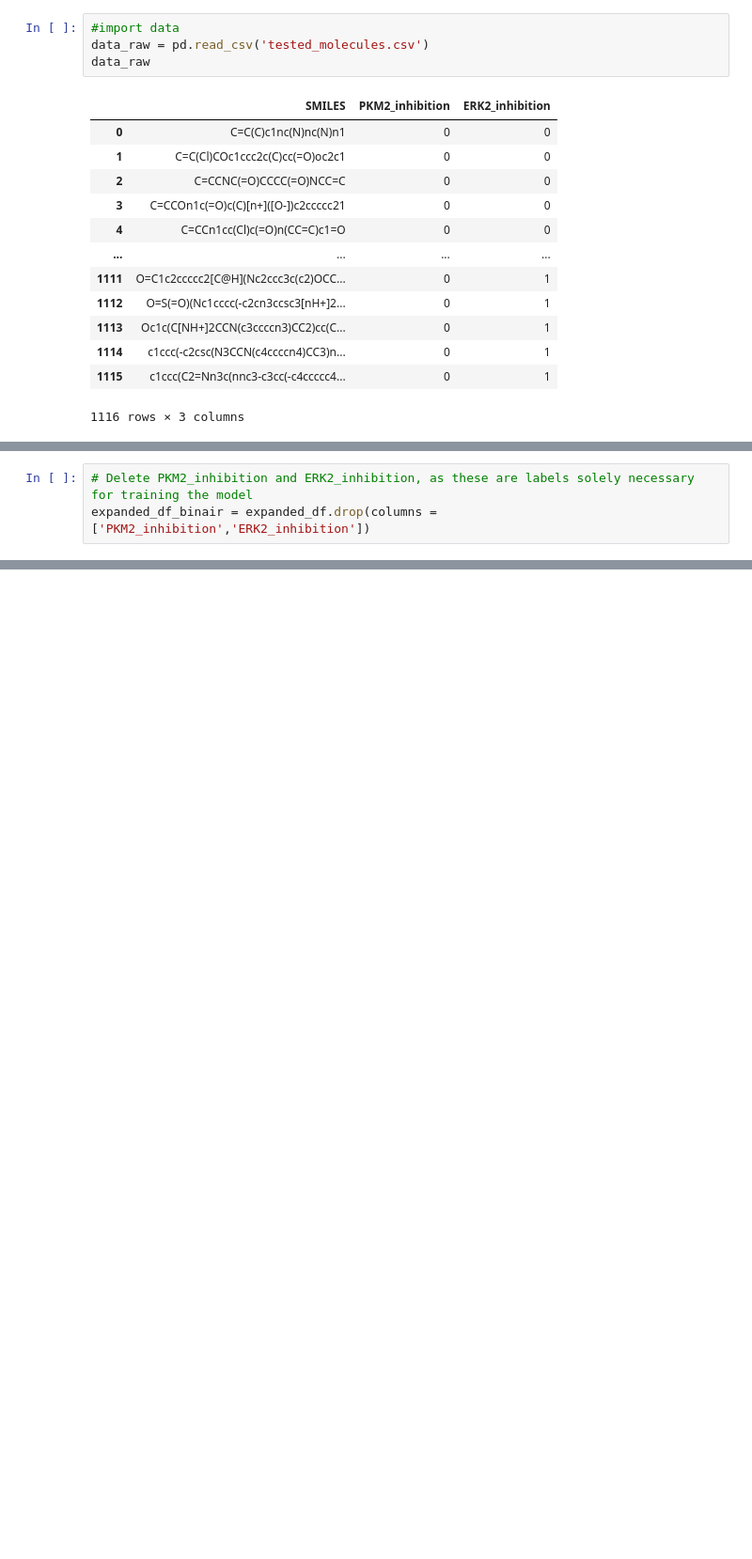
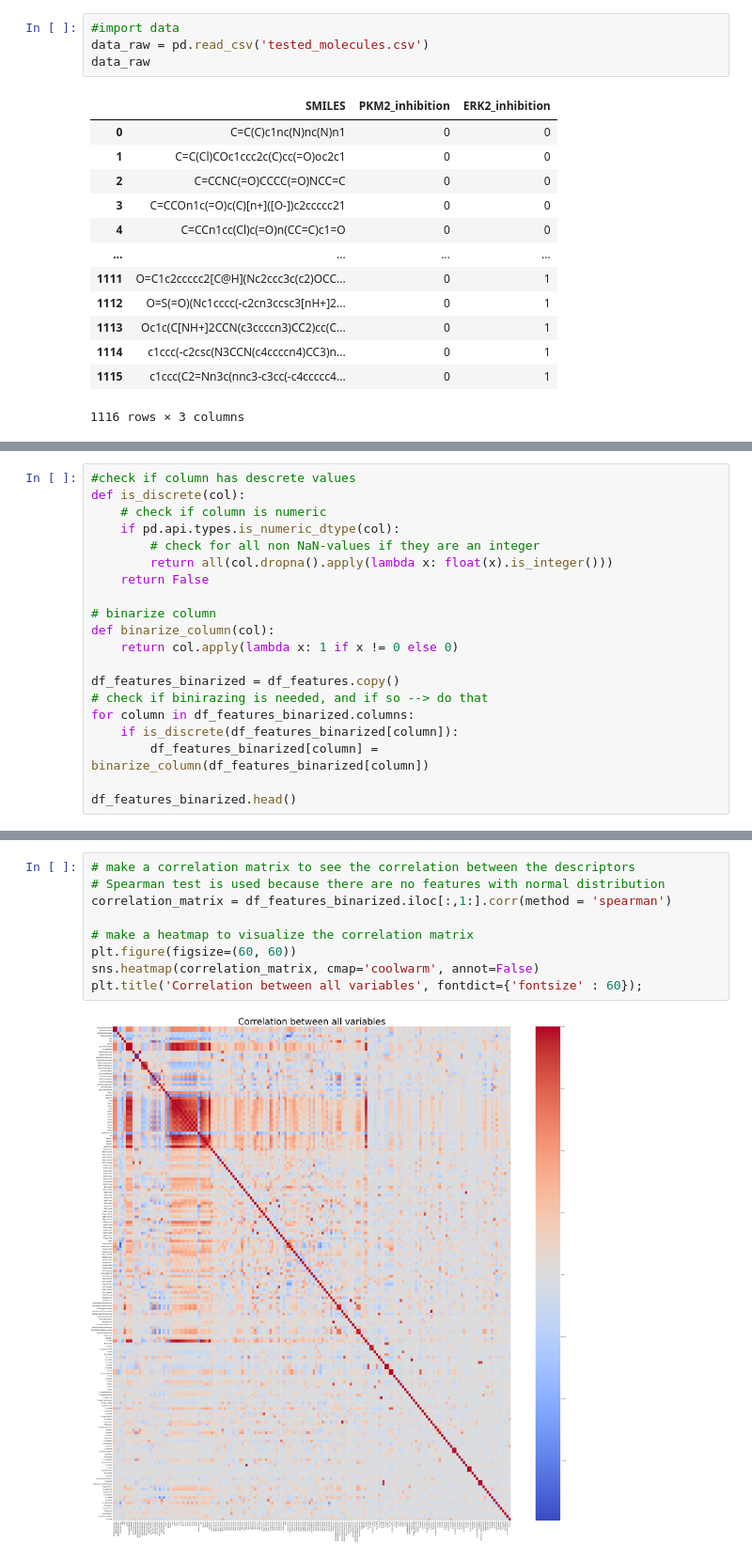
Before and after one commit to MoniqueBroeren/GroupAssignment, a Jupyter notebook: testing_v3.ipynb, the cells around one changed output, grey strips where cells are left out. Shown at 94% size. Saved outputs shown, nothing was run; the diff lists cells and outputs as text; blank space fills up the shorter version.

```diff
--- a/testing_v3.ipynb
+++ b/testing_v3.ipynb
@@ -55,3 +87,20 @@ expanded_df.head()
 # %%
-# Delete PKM2_inhibition and ERK2_inhibition, as these are labels solely necessary for training the model
-expanded_df_binair = expanded_df.drop(columns = ['PKM2_inhibition','ERK2_inhibition'])
+#check if column has descrete values
+def is_discrete(col):
+    # check if column is numeric
+    if pd.api.types.is_numeric_dtype(col):
+        # check for all non NaN-values if they are an integer
+        return all(col.dropna().apply(lambda x: float(x).is_integer()))
+    return False
+
+# binarize column
+def binarize_column(col):
+    return col.apply(lambda x: 1 if x != 0 else 0)
+
+df_features_binarized = df_features.copy()
+# check if binirazing is needed, and if so --> do that
+for column in df_features_binarized.columns:
+    if is_discrete(df_features_binarized[column]):
+        df_features_binarized[column] = binarize_column(df_features_binarized[column])
+
+df_features_binarized.head()
@@ -106 +187,12 @@ expanded_df_binair.describe()
+# %%
+# make a correlation matrix to see the correlation between the descriptors
+# Spearman test is used because there are no features with normal distribution
+correlation_matrix = df_features_binarized.iloc[:,1:].corr(method = 'spearman')
+
+# make a heatmap to visualize the correlation matrix
+plt.figure(figsize=(60, 60))
+sns.heatmap(correlation_matrix, cmap='coolwarm', annot=False)
+plt.title('Correlation between all variables', fontdict={'fontsize' : 60});
+# %% [output]
+[figure, added]
 # %%
```
Also changed, not shown: parts of 36 cells of this notebook, 1 other file.
